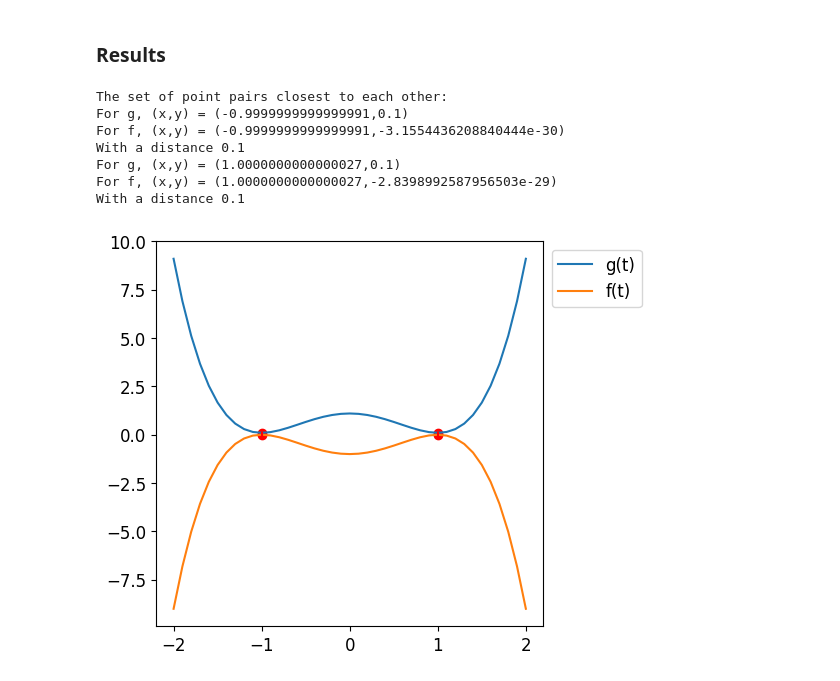
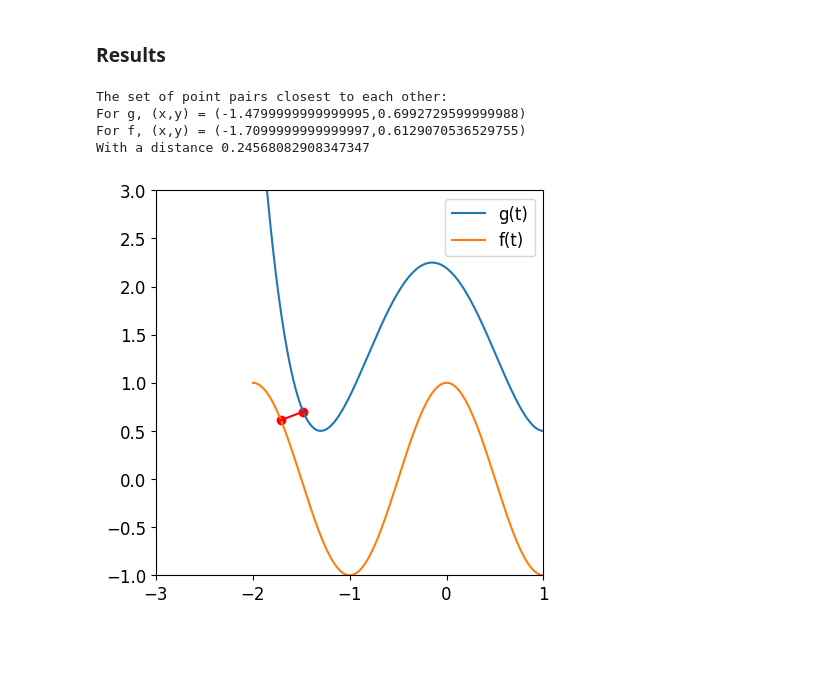
Before and after one commit to LeoDeer-99/PythonPractice, a Jupyter notebook: ClosestPoint.ipynb, the cells around one changed output. Drawn from its saved outputs; the diff is of its cells as text; code cells hidden in the pictures; blank space fills up the shorter version.

```diff
--- a/ClosestPoint.ipynb
+++ b/ClosestPoint.ipynb
@@ -27,12 +27,12 @@ plt.rcParams.update({'font.size': font_size})
 
 def g(t):
     x = t  # Keep this as t if you want only y to be the dependent variable
-    y = (t-1)**2. * (t+1)**2. + 0.1
+    y = (t-1)**2. * (t+1.3)**2. + 0.5
     return x, y
 
 def f(t):
     x = t  # Keep this as t if you want only y to be the dependent variable
-    y = -1.*(t-1)**2. * (t+1)**2.
+    y = np.cos(np.pi*t)
     return x, y
 
 
@@ -40,7 +40,7 @@ def f(t):
 
 t_min = -2.  # This is the min t value in our range.
 t_max = 2.  # This is the max t value in our range.
-t_step = 0.1   # This is the precision in the x-value we want.
+t_step = 0.01   # This is the precision in the x-value we want.
 t_vals = np.arange(t_min,t_max + t_step,t_step)
 # %%
 # Now we will plot the two curves
@@ -187,29 +187,28 @@ min_val, xg, yg, xf, yf = m1.points()
 # %%
 #Now we will plot the two curves with the point pairs
 
 fig = plt.figure(figsize=(5,5))
 plt.plot(g(t_vals)[0], g(t_vals)[1])
 plt.plot(f(t_vals)[0], f(t_vals)[1])
 for i in range(len(min_val)):
     plt.plot([xf[i], xg[i]],[yf[i], yg[i]],color='red')
     plt.scatter([xf[i], xg[i]],[yf[i], yg[i]],color='red')
 plt.legend(["g(t)" , "f(t)"], bbox_to_anchor = (1 , 1))
+plt.xlim(-3,1)
+plt.ylim(-1,3)
 plt.show
 
 
 #Print the points
 
 print("The set of point pairs closest to each other:")
 for i in range(len(min_val)):
     print("For g, (x,y) = (" + str(xg[i]) +"," + str(yg[i]) + ")")
     print("For f, (x,y) = (" + str(xf[i]) +"," + str(yf[i]) + ")")
     print("With a distance " + str(min_val[i]**0.5))
 # %% [output]
 The set of point pairs closest to each other:
-For g, (x,y) = (-0.9999999999999991,0.1)
-For f, (x,y) = (-0.9999999999999991,-3.1554436208840444e-30)
-With a distance 0.1
-For g, (x,y) = (1.0000000000000027,0.1)
-For f, (x,y) = (1.0000000000000027,-2.8398992587956503e-29)
-With a distance 0.1
+For g, (x,y) = (-1.4799999999999995,0.6992729599999988)
+For f, (x,y) = (-1.7099999999999997,0.6129070536529755)
+With a distance 0.24568082908347347
-[figure, old version]
+[figure, new version]
```
Also changed, not shown: parts of 1 cell of this notebook, 10 other files.
